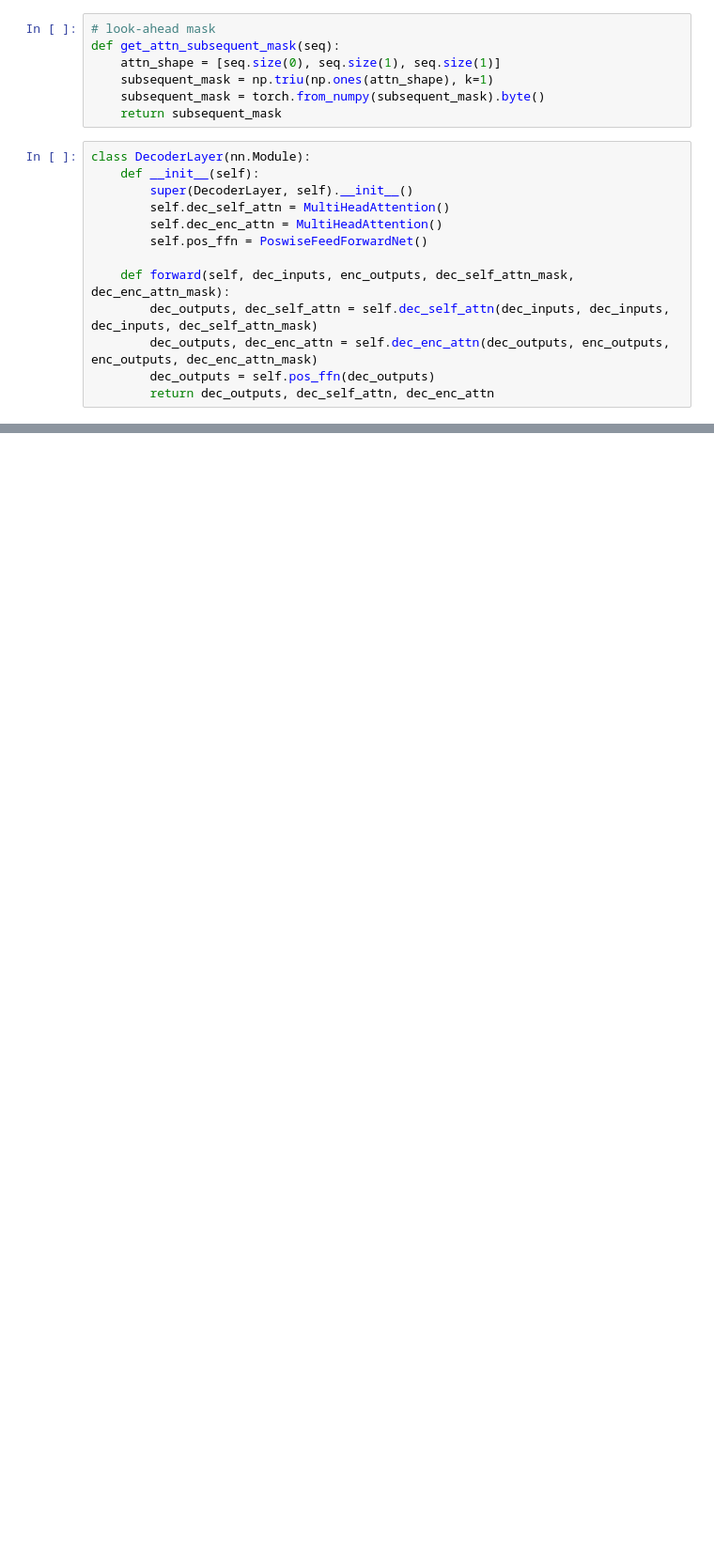
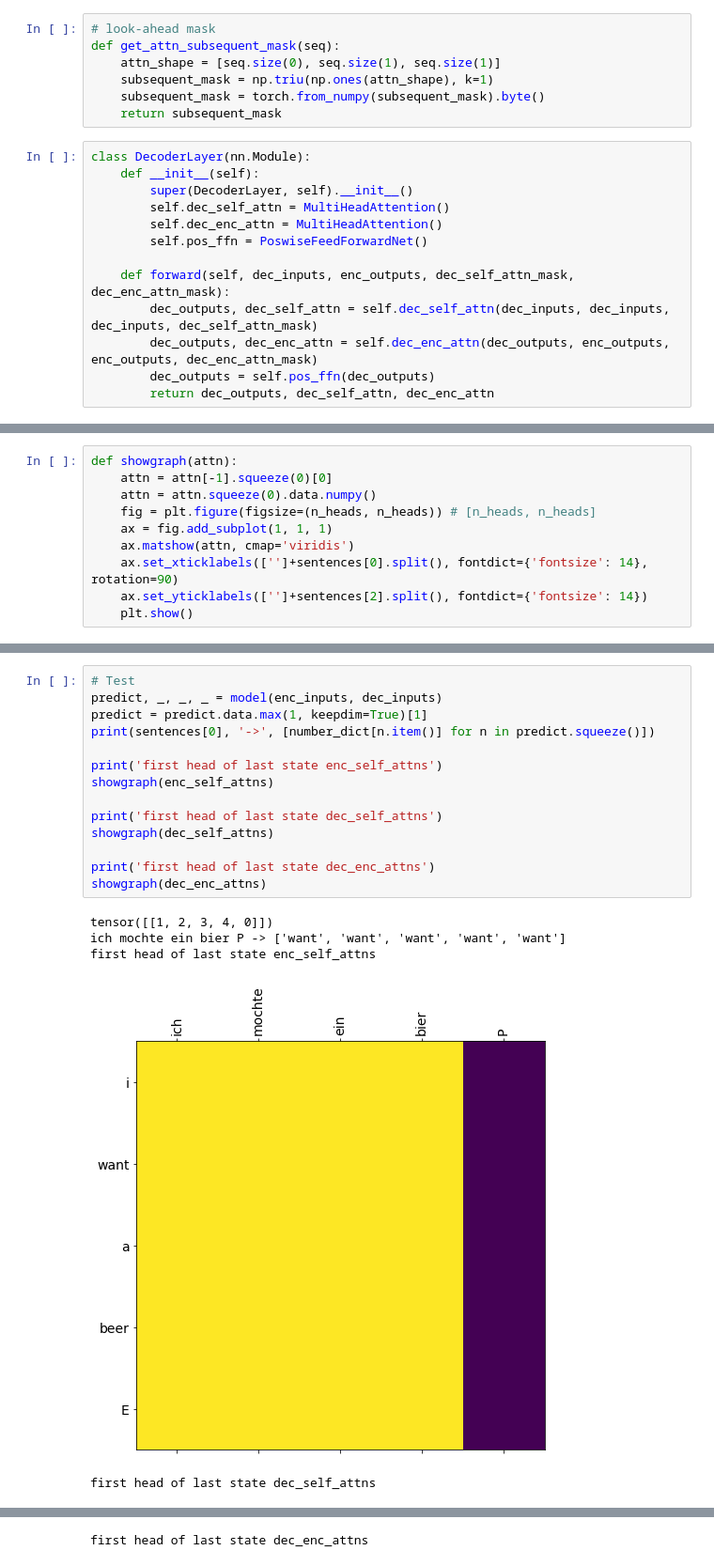
Before and after one commit to seokk/dev_transformers, a Jupyter notebook: src/Transformer/Transformer_seokk.ipynb, the cells around one changed output, grey strips where cells are left out. Shown: that part at 94% size. Saved outputs shown, nothing was run; the diff lists cells and outputs as text; blank space fills up the shorter version.

```diff
--- a/src/Transformer/Transformer_seokk.ipynb
+++ b/src/Transformer/Transformer_seokk.ipynb
@@ -227,0 +202,10 @@ class DecoderLayer(nn.Module):
+# %%
+def showgraph(attn):
+    attn = attn[-1].squeeze(0)[0]
+    attn = attn.squeeze(0).data.numpy()
+    fig = plt.figure(figsize=(n_heads, n_heads)) # [n_heads, n_heads]
+    ax = fig.add_subplot(1, 1, 1)
+    ax.matshow(attn, cmap='viridis')
+    ax.set_xticklabels(['']+sentences[0].split(), fontdict={'fontsize': 14}, rotation=90)
+    ax.set_yticklabels(['']+sentences[2].split(), fontdict={'fontsize': 14})
+    plt.show()
@@ -227,0 +266,20 @@ class DecoderLayer(nn.Module):
+# %%
+# Test
+predict, _, _, _ = model(enc_inputs, dec_inputs)
+predict = predict.data.max(1, keepdim=True)[1]
+print(sentences[0], '->', [number_dict[n.item()] for n in predict.squeeze()])
+
+print('first head of last state enc_self_attns')
+showgraph(enc_self_attns)
+
+print('first head of last state dec_self_attns')
+showgraph(dec_self_attns)
+
+print('first head of last state dec_enc_attns')
+showgraph(dec_enc_attns)
+# %% [output]
+tensor([[1, 2, 3, 4, 0]])
+ich mochte ein bier P -> ['want', 'want', 'want', 'want', 'want']
+first head of last state enc_self_attns
+[figure, added]
+first head of last state dec_self_attns
@@ -227,0 +287 @@ class DecoderLayer(nn.Module):
+first head of last state dec_enc_attns
```
Also changed, not shown: parts of 8 cells of this notebook, 2 other files.
